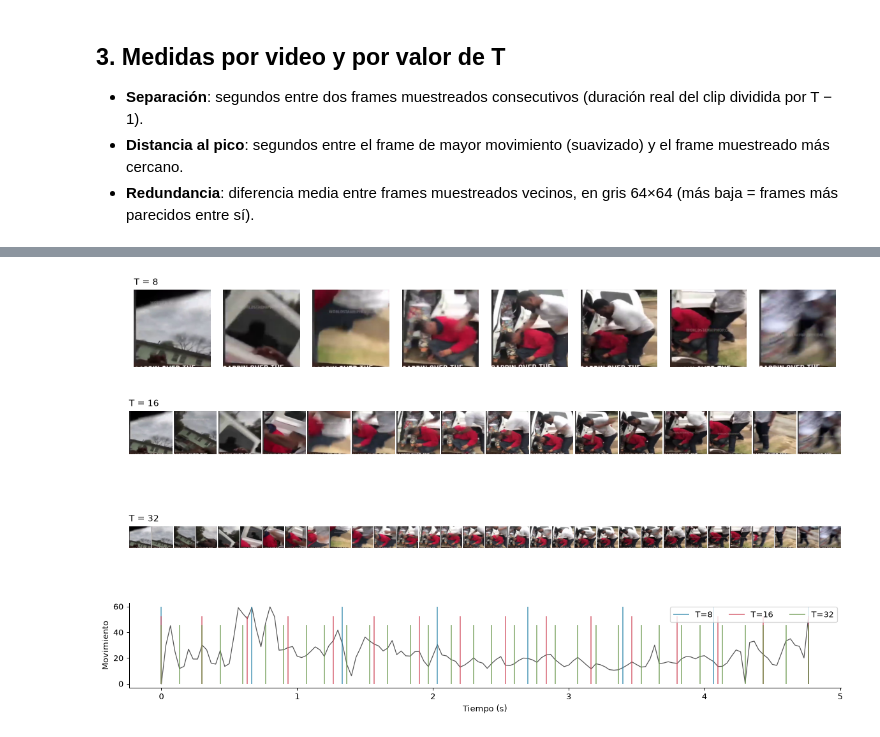
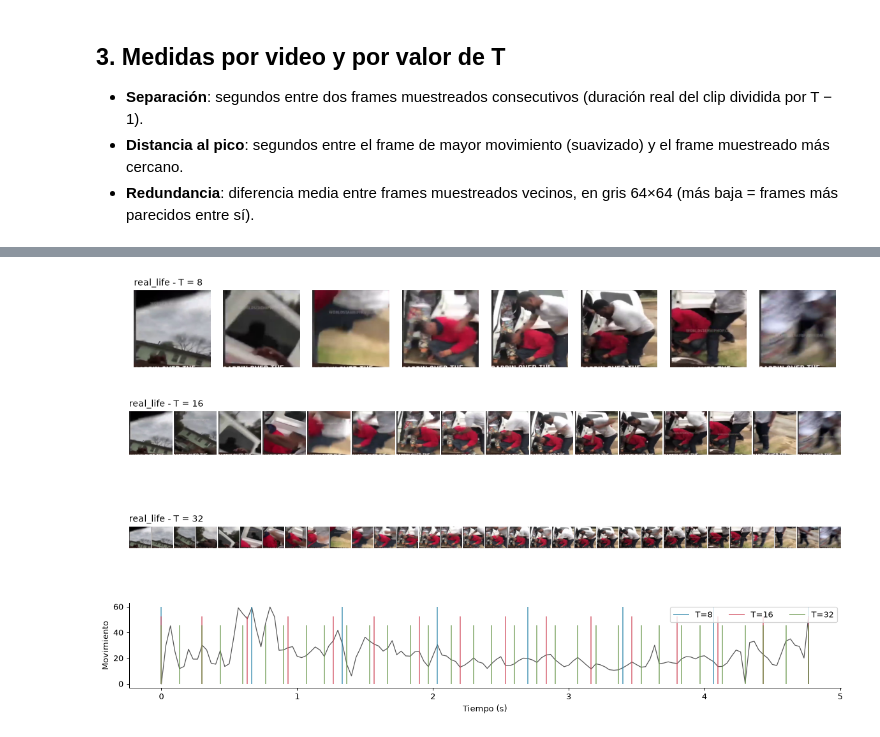
Before and after one commit to ary10220/Security, a Jupyter notebook: notebooks/03_comparar_frames.ipynb, the cells around one changed output, grey strips where cells are left out. Drawn from its saved outputs; the diff is of its cells as text; code cells hidden in the pictures.

```diff
--- a/notebooks/03_comparar_frames.ipynb
+++ b/notebooks/03_comparar_frames.ipynb
@@ -157,13 +168,15 @@ T
 # %%
-fig, ejes = plt.subplots(1, 4, figsize=(15, 3.6))
-for ax, col, titulo in zip(
-        ejes,
-        ["separacion_s", "dist_pico_s", "redundancia", "extraccion_ms"],
-        ["Separación entre frames (s)", "Distancia al pico de movimiento (s)",
-         "Redundancia (dif. media entre vecinos)", "Tiempo de extracción (ms)"]):
-    datos = [res.loc[res["T"] == n, col] for n in VALORES_T]
-    ax.boxplot(datos, tick_labels=[f"T={n}" for n in VALORES_T], showfliers=False)
-    ax.set_title(titulo, fontsize=10)
+fig, ejes = plt.subplots(len(DATASETS), 4, figsize=(15, 3.4 * len(DATASETS)), squeeze=False)
+for fila, ds in enumerate(DATASETS):
+    d = res[res["dataset"] == ds]
+    for ax, col, titulo in zip(
+            ejes[fila],
+            ["separacion_s", "dist_pico_s", "redundancia", "extraccion_ms"],
+            ["Separación entre frames (s)", "Distancia al pico (s)",
+             "Redundancia (dif. entre vecinos)", "Extracción (ms)"]):
+        ax.boxplot([d.loc[d["T"] == n, col] for n in VALORES_T],
+                   tick_labels=[f"T={n}" for n in VALORES_T], showfliers=False)
+        ax.set_title(f"{ds}\n{titulo}", fontsize=10)
 plt.tight_layout()
 plt.show()
 # %% [output]
@@ -211,34 +224,34 @@ dibuja el perfil de movimiento y los instantes muestreados.
 # %%
-# Se elige el clip de Violence con mas movimiento sostenido (percentil 90).
-# Con el maximo se elegian clips con cortes de escena, cuyo salto brusco de
-# un frame a otro parece "movimiento" sin serlo.
-cand = muestra[muestra["clase"] == "violencia"]
-elegido = max(cand["ruta"], key=lambda r: np.percentile(perfiles[r][0], 90))
-mov, fps = perfiles[elegido]
-print("Clip:", Path(elegido).name, f"({len(mov) / fps:.1f} s, {fps:.0f} fps)")
+def figura_clip(ruta: str, titulo: str) -> None:
+    """Dibuja el clip con T=8/16/32 y el perfil de movimiento debajo."""
+    mov, fps = perfiles[ruta]
+    print(titulo, "->", Path(ruta).name, f"({len(mov) / fps:.1f} s, {fps:.0f} fps)")
+    fig = plt.figure(figsize=(16, 9))
+    gs = fig.add_gridspec(4, 1, height_ratios=[1, 1, 1, 1.1], hspace=0.35)
+    for fila, n in enumerate(VALORES_T):
+        sub = gs[fila].subgridspec(1, n, wspace=0.03)
+        frames = resize_and_convert(extract_frames(ruta, n), 224)  # RGB 224x224
+        for j in range(n):
+            ax = fig.add_subplot(sub[0, j])
+            ax.imshow(frames[j])
+            ax.axis("off")
+            if j == 0:
+                ax.set_title(f"{titulo} - T = {n}", loc="left", fontsize=11)
+    ax = fig.add_subplot(gs[3])
+    ax.plot(np.arange(len(mov)) / fps, mov, color="#555", lw=1)
+    for n, c, dy in zip(VALORES_T, ["#2e86ab", "#d1495b", "#6a994e"], (0, 1, 2)):
+        idx = indices_muestreados(len(mov), n)
+        ax.vlines(idx / fps, 0, mov.max() * (1 - 0.12 * dy), color=c, alpha=0.7, label=f"T={n}")
+    ax.set_xlabel("Tiempo (s)")
+    ax.set_ylabel("Movimiento")
+    ax.legend(ncol=3, loc="upper right")
+    plt.show()
 
-fig = plt.figure(figsize=(16, 9))
-gs = fig.add_gridspec(4, 1, height_ratios=[1, 1, 1, 1.1], hspace=0.35)
-for fila, n in enumerate(VALORES_T):
-    sub = gs[fila].subgridspec(1, n, wspace=0.03)
-    frames = resize_and_convert(extract_frames(elegido, n), 224)  # RGB 224x224
-    for j in range(n):
-        ax = fig.add_subplot(sub[0, j])
-        ax.imshow(frames[j])
-        ax.axis("off")
-        if j == 0:
-            ax.set_title(f"T = {n}", loc="left", fontsize=11)
 
-ax = fig.add_subplot(gs[3])
-t = np.arange(len(mov)) / fps
-ax.plot(t, mov, color="#555", lw=1)
-marcas = ["#2e86ab", "#d1495b", "#6a994e"]
-for n, c, dy in zip(VALORES_T, marcas, (0, 1, 2)):
-    idx = indices_muestreados(len(mov), n)
-    ax.vlines(idx / fps, 0, mov.max() * (1 - 0.12 * dy), color=c, alpha=0.7,
-              label=f"T={n}")
-ax.set_xlabel("Tiempo (s)")
-ax.set_ylabel("Movimiento")
-ax.legend(ncol=3, loc="upper right")
-plt.show()
+# Clip de violencia con mas movimiento sostenido (percentil 90). Con el maximo
+# se elegian clips con cortes de escena, cuyo salto brusco parece "movimiento".
+for ds in DATASETS:
+    cand = muestra[(muestra["dataset"] == ds) & (muestra["clase"] == "violencia")]
+    elegido = max(cand["ruta"], key=lambda r: np.percentile(perfiles[r][0], 90))
+    figura_clip(elegido, ds)
 # %% [output]
@@ -246 +259 @@ Clip: V_827.mp4 (4.8 s, 30 fps)
-[figure, old version]
+[figure, new version]
```
Also changed, not shown: parts of 10 cells of this notebook.
